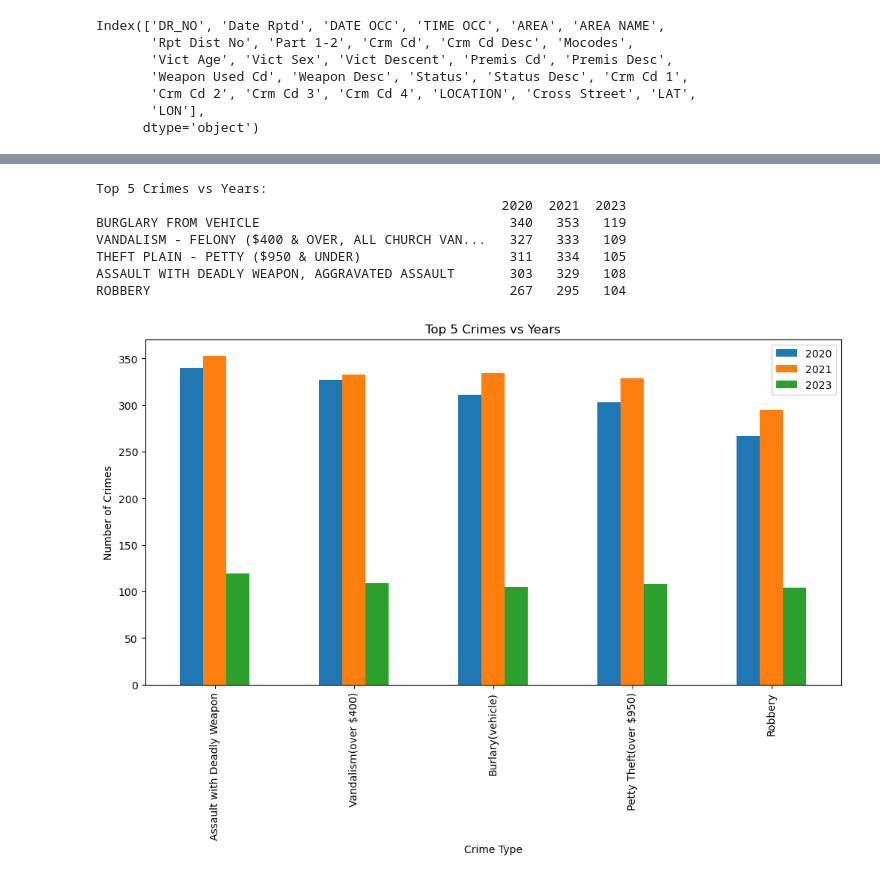
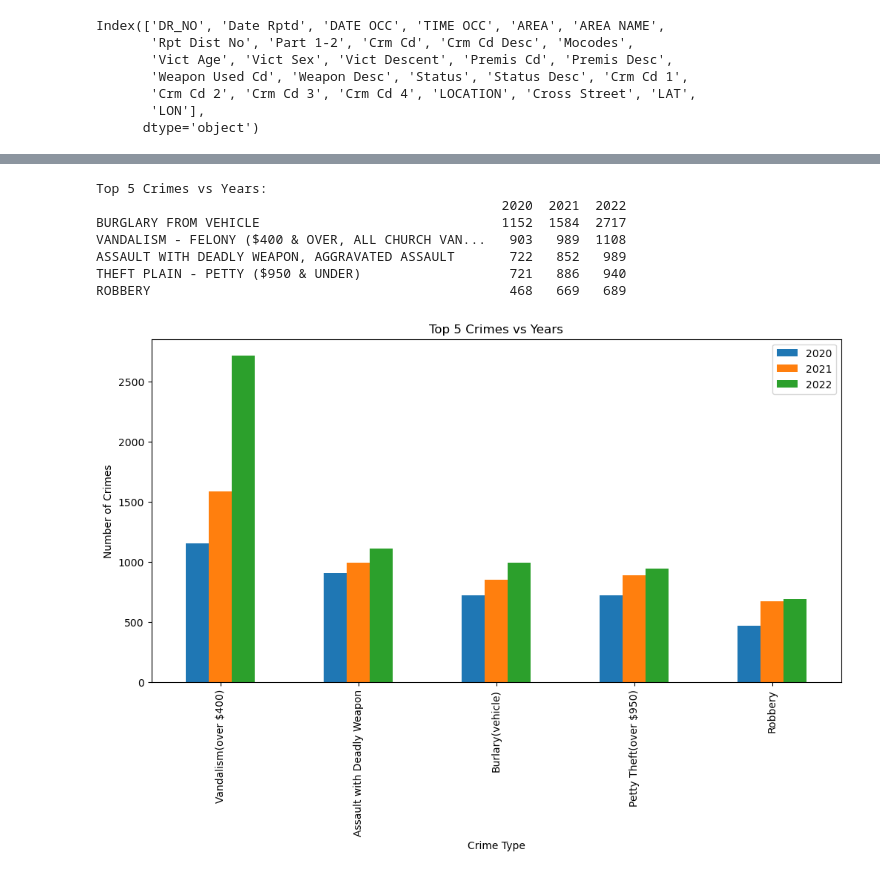
Before and after one commit to tdanh2018/datavoyager, a Jupyter notebook: crime_rate.ipynb, the cells around one changed output, grey strips where cells are left out. Saved outputs shown, nothing was run; the diff lists cells and outputs as text; code cells hidden in the pictures.

```diff
--- a/crime_rate.ipynb
+++ b/crime_rate.ipynb
@@ -31,5 +31,8 @@ Index(['DR_NO', 'Date Rptd', 'DATE OCC', 'TIME OCC', 'AREA', 'AREA NAME',
       dtype='object')
 # %%
 #reduced dataframe to all neccesary column
-reduced_crime_df = crime_df.loc[:,["AREA NAME", "DATE OCC", "Crm Cd Desc"]]
+reduced_crime_df = crime_df.loc[:,["AREA NAME", "DATE OCC", "TIME OCC","Crm Cd Desc"]]
 reduced_crime_df.head()
+
+#converting datetime
+reduced_crime_df["DATE OCC"] = pd.to_datetime(reduced_crime_df["DATE OCC"])
@@ -74,42 +101,45 @@ data_by_year = {year:central_data[central_data["DATE OCC"].dt.year == year]for y
 # %%
-##Creating Visualization
-# Top 5 overall crime for the Central region vs year (Bar Chart)
-top_5_crimes_overall = central_data["Crm Cd Desc"].value_counts().head(5).index.tolist()
+#create df for each year from 2020-2023
+years =[2020,2021,2022]
+data_by_year = {year: central_data[central_data["DATE OCC"].dt.year == year] for year in years}
+
+#top 5 overall to list
+top_5_crimes_overall = central_data["Crm Cd Desc"].value_counts().head(5).index.to_list()
 top_5_crimes_overall
 
 # Calculate the number of top 5 crimes by year
 crime_counts_by_year = {}
 for year, crimes in data_by_year.items():
     crime_counts_by_year[year] = crimes["Crm Cd Desc"].value_counts().loc[top_5_crimes_overall]
 
 # Print the table for the bar chart
 print("Top 5 Crimes vs Years:")
 print(pd.DataFrame(crime_counts_by_year))
 print("\n")
 
 # Plot the bar chart
 yearly_crime_counts_df = pd.DataFrame(crime_counts_by_year)
 yearly_crime_counts_df.plot(kind="bar", figsize=(12, 6))
 
 #chart properties
 plt.title("Top 5 Crimes vs Years")
 plt.xlabel("Crime Type")
 plt.ylabel("Number of Crimes")
 x_tick_labels = {'Burlary(vehicle)','Vandalism(over $400)','Petty Theft(over $950)','Assault with Deadly Weapon', 'Robbery'}
 plt.gca().set_xticklabels(x_tick_labels)
 
 #save image to PNG file
 plt.savefig("Central_Year_top5.png",bbox_inches='tight')
 plt.show()
 # %% [output]
 Top 5 Crimes vs Years:
-                                                    2020  2021  2023
-BURGLARY FROM VEHICLE                                340   353   119
-VANDALISM - FELONY ($400 & OVER, ALL CHURCH VAN...   327   333   109
-THEFT PLAIN - PETTY ($950 & UNDER)                   311   334   105
-ASSAULT WITH DEADLY WEAPON, AGGRAVATED ASSAULT       303   329   108
-ROBBERY                                              267   295   104
+                                                    2020  2021  2022
+BURGLARY FROM VEHICLE                               1152  1584  2717
+VANDALISM - FELONY ($400 & OVER, ALL CHURCH VAN...   903   989  1108
+ASSAULT WITH DEADLY WEAPON, AGGRAVATED ASSAULT       722   852   989
+THEFT PLAIN - PETTY ($950 & UNDER)                   721   886   940
+ROBBERY                                              468   669   689
-[figure, old version]
+[figure, new version]
 # %%
 #Top 5 crimes vs month (Line chart)
 top_5_crimes_overall = central_data["Crm Cd Desc"].value_counts().head(5).index.tolist()
```
Also changed, not shown: parts of 11 cells of this notebook, 7 other files.
